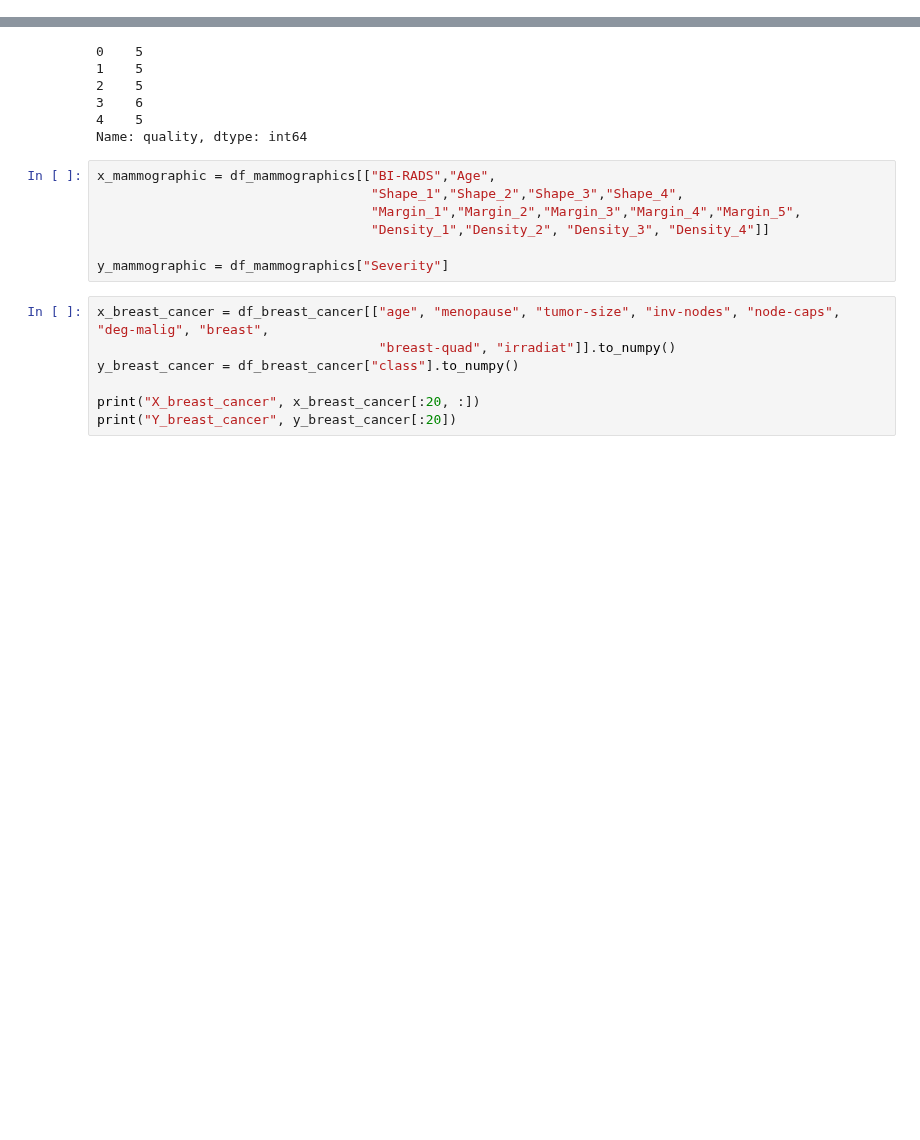
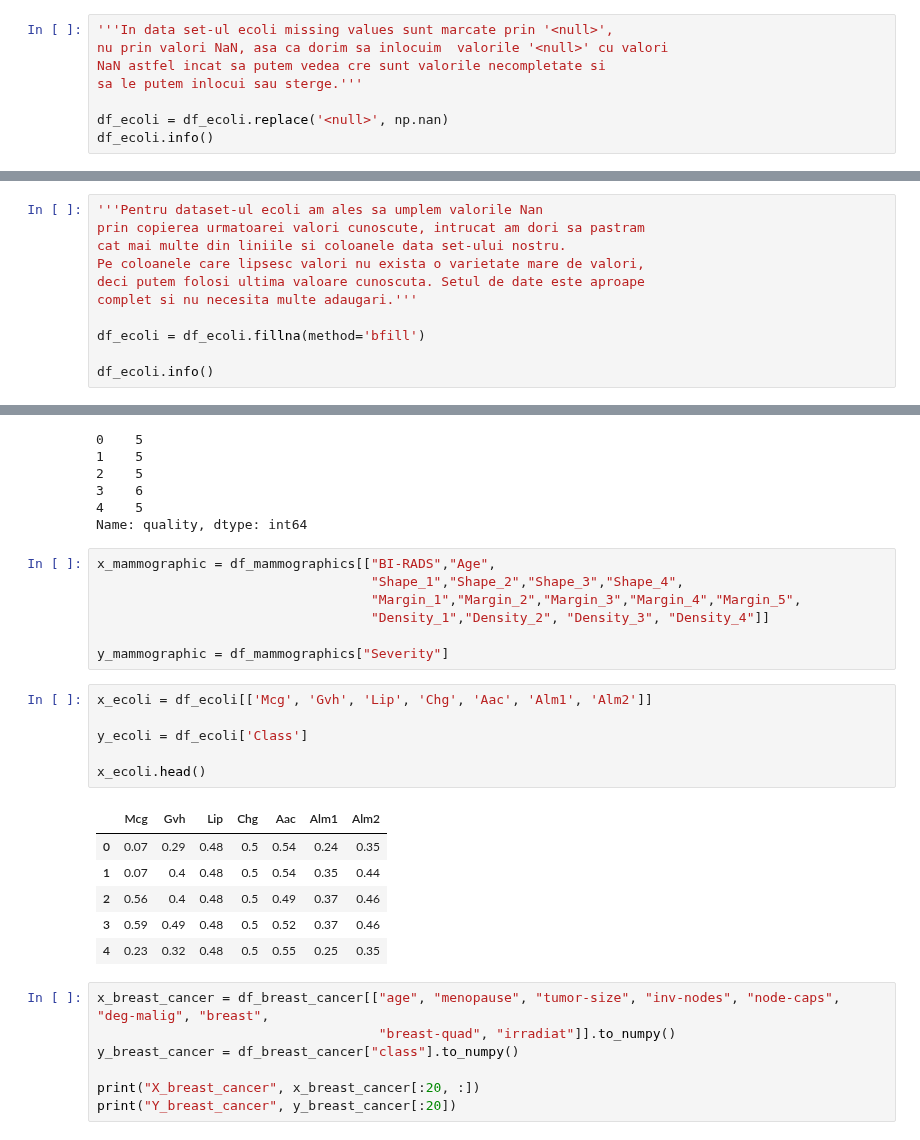
Before and after one commit to Bianca008/IDS_Lixandru_Pepene, a Jupyter notebook: Laborator6.ipynb, the cells around one changed output, grey strips where cells are left out. Saved outputs shown, nothing was run; the diff lists cells and outputs as text; blank space fills up the shorter version.

```diff
--- a/Laborator6.ipynb
+++ b/Laborator6.ipynb
@@ -195,0 +209,8 @@ df_mammographics.head()
+# %%
+'''In data set-ul ecoli missing values sunt marcate prin '<null>',
+nu prin valori NaN, asa ca dorim sa inlocuim  valorile '<null>' cu valori
+NaN astfel incat sa putem vedea cre sunt valorile necompletate si
+sa le putem inlocui sau sterge.'''
+
+df_ecoli = df_ecoli.replace('<null>', np.nan)
+df_ecoli.info()
@@ -195,0 +233,11 @@ df_mammographics.head()
+# %%
+'''Pentru dataset-ul ecoli am ales sa umplem valorile Nan
+prin copierea urmatoarei valori cunoscute, intrucat am dori sa pastram
+cat mai multe din liniile si coloanele data set-ului nostru.
+Pe coloanele care lipsesc valori nu exista o varietate mare de valori,
+deci putem folosi ultima valoare cunoscuta. Setul de date este aproape
+complet si nu necesita multe adaugari.'''
+
+df_ecoli = df_ecoli.fillna(method='bfill')
+
+df_ecoli.info()
@@ -395,6 +459,19 @@ x_mammographic = df_mammographics[["BI-RADS","Age",
                                    "Density_1","Density_2", "Density_3", "Density_4"]]
 
 y_mammographic = df_mammographics["Severity"]
+# %%
+x_ecoli = df_ecoli[['Mcg', 'Gvh', 'Lip', 'Chg', 'Aac', 'Alm1', 'Alm2']]
+
+y_ecoli = df_ecoli['Class']
+
+x_ecoli.head()
+# %% [output]
+|  | Mcg | Gvh | Lip | Chg | Aac | Alm1 | Alm2 |
+| 0 | 0.07 | 0.29 | 0.48 | 0.5 | 0.54 | 0.24 | 0.35 |
+| 1 | 0.07 | 0.4 | 0.48 | 0.5 | 0.54 | 0.35 | 0.44 |
+| 2 | 0.56 | 0.4 | 0.48 | 0.5 | 0.49 | 0.37 | 0.46 |
+| 3 | 0.59 | 0.49 | 0.48 | 0.5 | 0.52 | 0.37 | 0.46 |
+| 4 | 0.23 | 0.32 | 0.48 | 0.5 | 0.55 | 0.25 | 0.35 |
 # %%
 x_breast_cancer = df_breast_cancer[["age", "menopause", "tumor-size", "inv-nodes", "node-caps", "deg-malig", "breast",
                                     "breast-quad", "irradiat"]].to_numpy()
```
Also changed, not shown: parts of 42 cells of this notebook, 13 other files.
